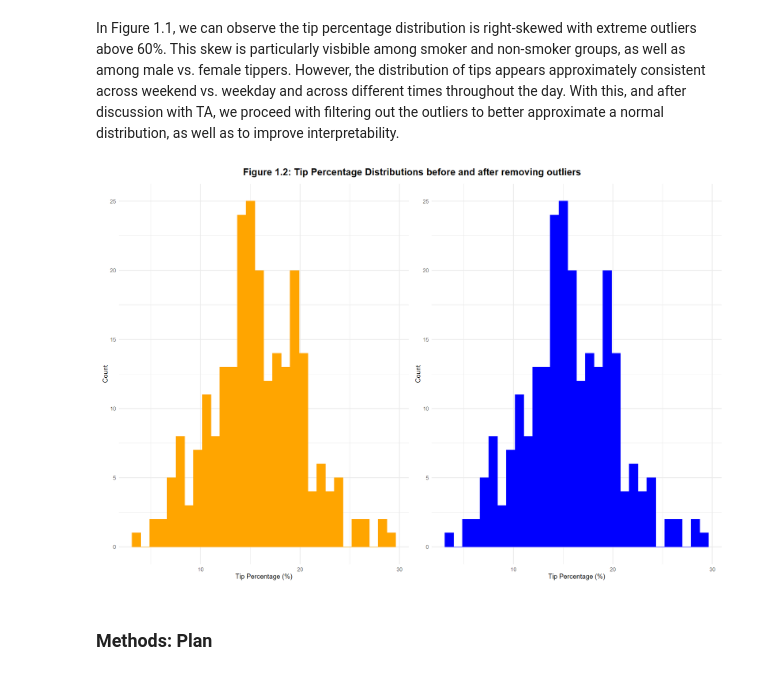
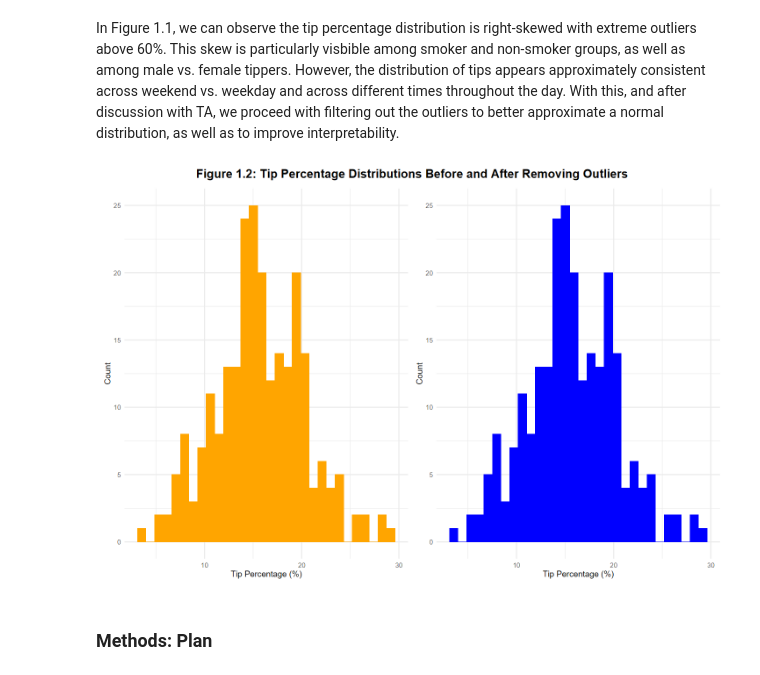
Before and after one commit to lllexiliang/stat301-final-project, a Jupyter notebook: final_project.ipynb, the cells around one changed output. Drawn from its saved outputs; the diff is of its cells as text; code cells hidden in the pictures.

Commit message:
all figures consistnet + table 1.11 made HTML friendly

```diff
--- a/final_project.ipynb
+++ b/final_project.ipynb
@@ -230,36 +232,36 @@ In Figure 1.1, we can observe the tip percentage distribution is right-skewed wi
 # %%
 # Developer: Tara
 # Contributor: Piyush
 
-options(repr.plot.width = 15, repr.plot.height = 10)
+options(repr.plot.width = 12, repr.plot.height = 8)
 # looking at the distribution of the raw data to identify extreme outliers
 outlier_plot <- ggplot(tip, aes(x = tip_pct)) +
     geom_histogram(bins = 30, fill = "orange") +
     labs(x = "Tip Percentage (%)", y = "Count") +
     theme_minimal()
 
 # identifying potential outliers in `tip_pct`column by using the mean +/- 3 * sd formula
 mean_tip <- mean(tip$tip_pct)
 sd_tip <- sd(tip$tip_pct)
 upper_bound <- mean_tip + 3 * sd_tip
 lower_bound <- mean_tip - 3 * sd_tip
 
 # creating a new subset with filtered outliers
 tip <- subset(tip, tip_pct <= upper_bound & tip_pct >= lower_bound)
 
 remove_outlier_plot <- ggplot(tip, aes(x = tip_pct)) +
     geom_histogram(bins = 30, fill = "blue") +
-    labs(x = "Tip Percentage (%)", y = "Count") +
+    labs(x = "Tip Percentage (%)", y = "Count (People)") +
     theme_minimal()
 
 combined_plots <- (outlier_plot + remove_outlier_plot) +
     plot_annotation(
-        title = "Figure 1.2: Tip Percentage Distributions before and after removing outliers",
+        title = "Figure 1.2: Tip Percentage Distributions Before and After Removing Outliers",
         theme = theme(plot.title = element_text(size = 16, , face = "bold", hjust = 0.5))
     )
 combined_plots
 # %% [output]
-[figure, old version]
+[figure, new version]
 # %% [markdown]
 ### **Methods: Plan**
 # %% [markdown]
```
Also changed, not shown: parts of 4 cells of this notebook.
